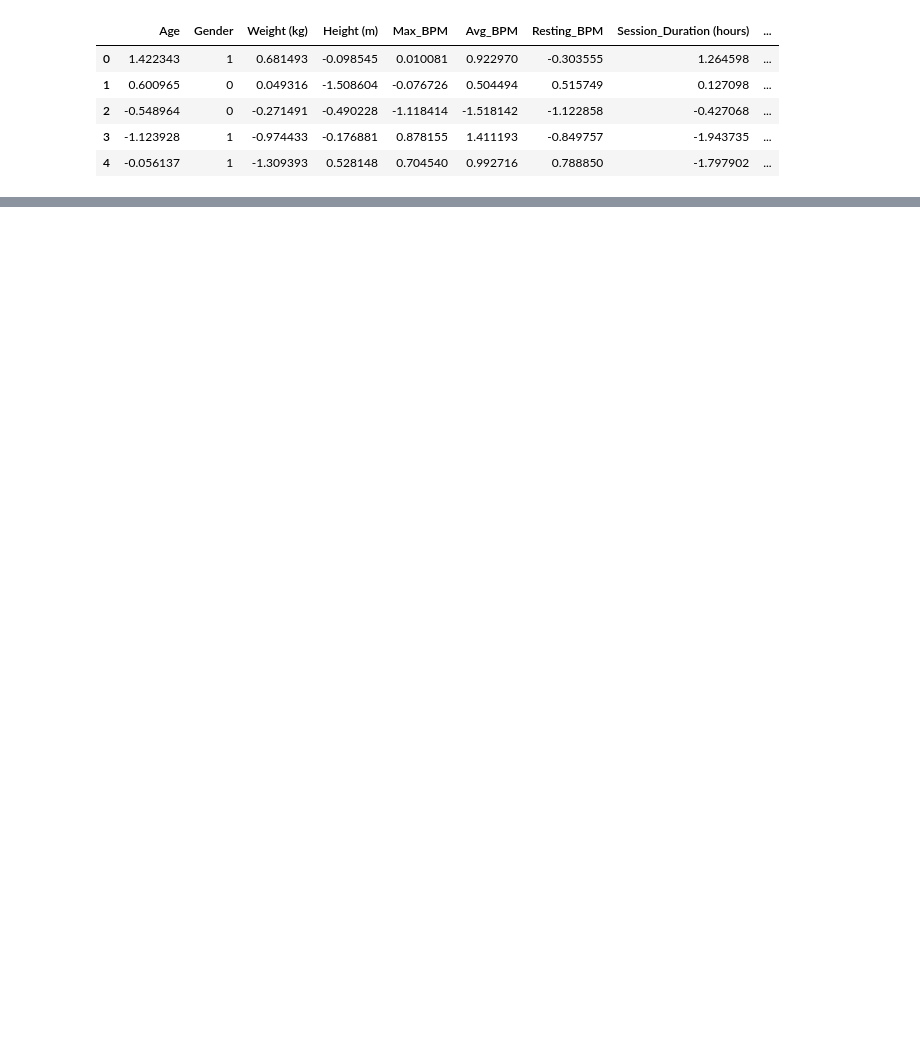
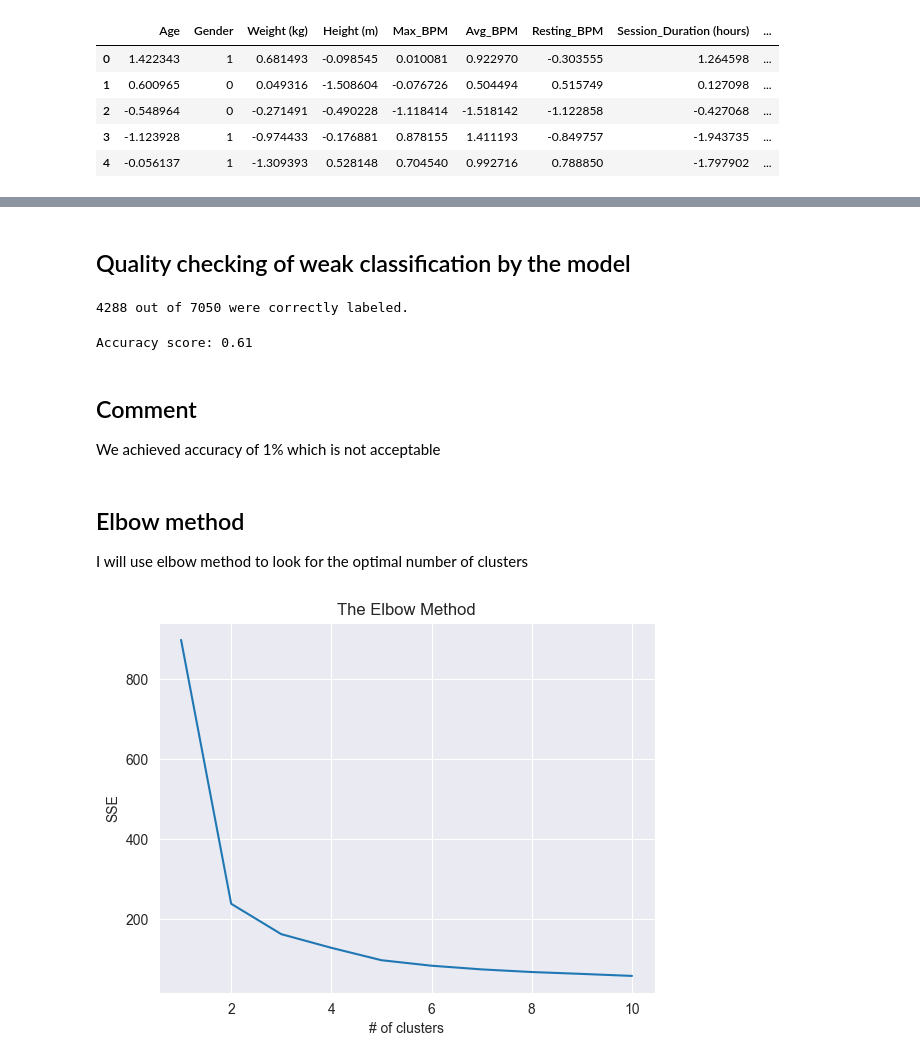
Before and after one commit to Falanger-debug/Data-Analyticts, a Jupyter notebook: Clustering - advanced/Lizak_Lukasz_Clustering_advanced.ipynb, the cells around one changed output, grey strips where cells are left out. Drawn from its saved outputs; the diff is of its cells as text; code cells hidden in the pictures; blank space fills up the shorter version.

```diff
--- a/Clustering - advanced/Lizak_Lukasz_Clustering_advanced.ipynb
+++ b/Clustering - advanced/Lizak_Lukasz_Clustering_advanced.ipynb
@@ -136,0 +362,2 @@ gym_df_processed.head()
+# %%
+df.drop(['status_published'], axis=1, inplace=True)
@@ -136,0 +410,11 @@ gym_df_processed.head()
+# %%
+from sklearn.preprocessing import LabelEncoder
+label_encoder = LabelEncoder()
+
+X = df
+y = df['status_type']
+
+X['status_type'] = label_encoder.fit_transform(X['status_type'])
+y = label_encoder.transform(y)
+
+X.info()
@@ -136,0 +451,11 @@ gym_df_processed.head()
+# %%
+from sklearn.preprocessing import MinMaxScaler
+
+ms = MinMaxScaler()
+
+cols = X.columns
+X = ms.fit_transform(X)
+
+X = pd.DataFrame(X, columns=[cols])
+
+X.head()
@@ -136,0 +477,6 @@ gym_df_processed.head()
+# %%
+from sklearn.cluster import KMeans
+
+kmeans = KMeans(n_clusters=2, random_state=0)
+
+kmeans.fit(X)
@@ -136,0 +507,36 @@ gym_df_processed.head()
+# %% [markdown]
+## Quality checking of weak classification by the model
+# %%
+labels = kmeans.labels_
+
+correct_labels = sum(y == labels)
+
+print(f"{correct_labels} out of {y.size} were correctly labeled.")
+# %% [output]
+4288 out of 7050 were correctly labeled.
+# %%
+print("Accuracy score: {0:0.2f}". format(correct_labels/float(y.size)))
+# %% [output]
+Accuracy score: 0.61
+# %% [markdown]
+## Comment
+We achieved accuracy of 1% which is not acceptable
+# %% [markdown]
+## Elbow method
+I will use elbow method to look for the optimal number of clusters
+# %%
+from sklearn.cluster import KMeans
+
+sse = []
+for i in range(1, 11):
+    kmeans = KMeans(n_clusters=i, init='k-means++', max_iter=300, n_init=10, random_state=0)
+    kmeans.fit(X)
+    sse.append(kmeans.inertia_)
+
+plt.plot(range(1, 11), sse)
+plt.title('The Elbow Method')
+plt.xlabel('# of clusters')
+plt.ylabel('SSE')
+plt.show()
+# %% [output]
+[figure, added]
```
Also changed, not shown: parts of 57 cells of this notebook.
